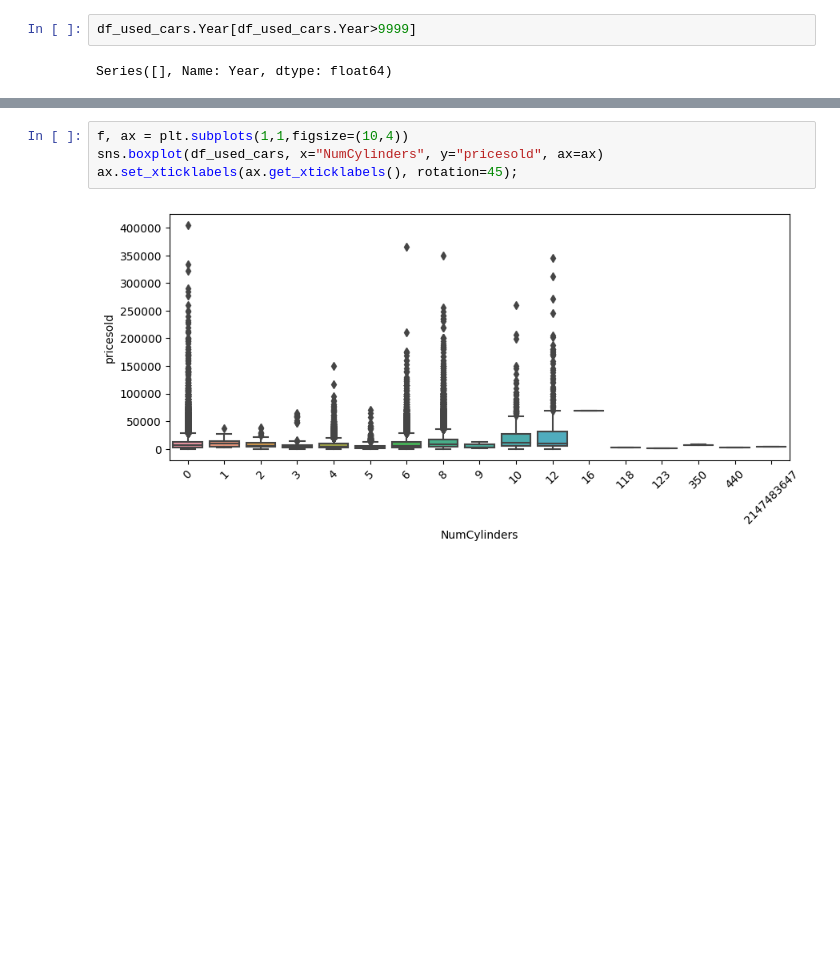
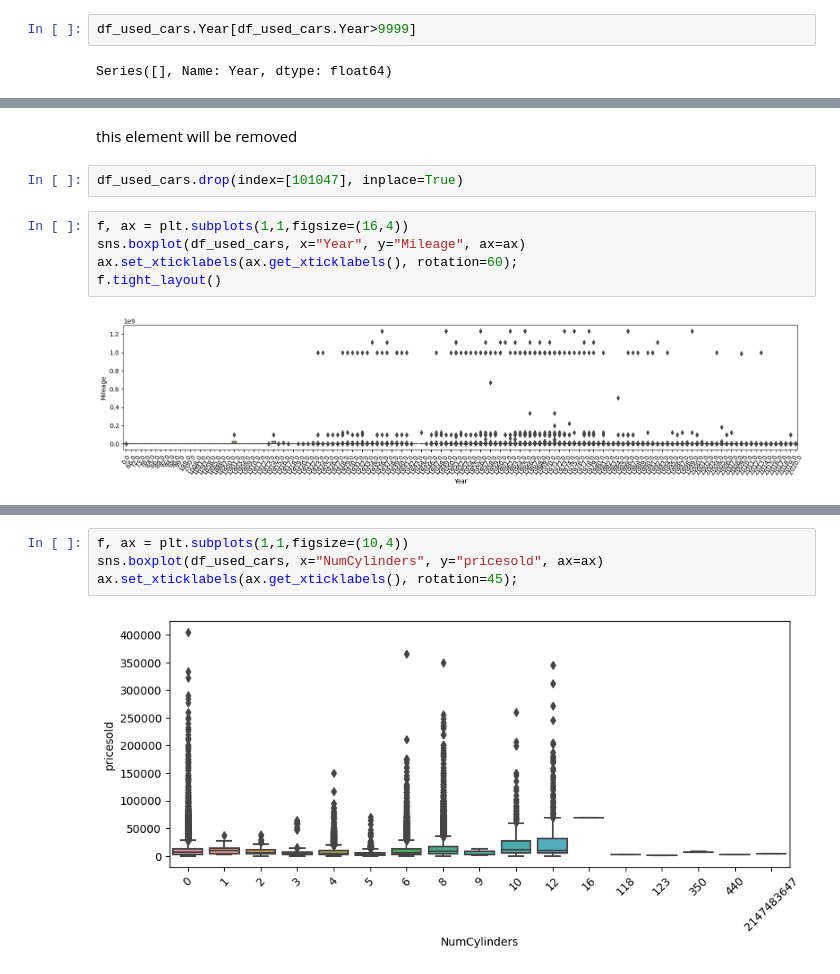
Before and after one commit to joelpoliveira/DW-PipelineDev, a Jupyter notebook: src/stage_1/main_joel.ipynb, the cells around one changed output, grey strips where cells are left out. Cells and saved outputs as stored; diff of their text form; blank space fills up the shorter version.

```diff
--- a/src/stage_1/main_joel.ipynb
+++ b/src/stage_1/main_joel.ipynb
@@ -437,3 +176,14 @@ Name: Trim, Length: 24981, dtype: int64
+# %% [markdown]
+this element will be removed
+# %%
+df_used_cars.drop(index=[101047], inplace=True)
+# %%
+f, ax = plt.subplots(1,1,figsize=(16,4))
+sns.boxplot(df_used_cars, x="Year", y="Mileage", ax=ax)
+ax.set_xticklabels(ax.get_xticklabels(), rotation=60);
+f.tight_layout()
+# %% [output]
+[figure, added]
 # %%
 df_used_cars.Engine.value_counts()
 # %% [output]
```
Also changed, not shown: parts of 301 cells of this notebook, 1 other file.
